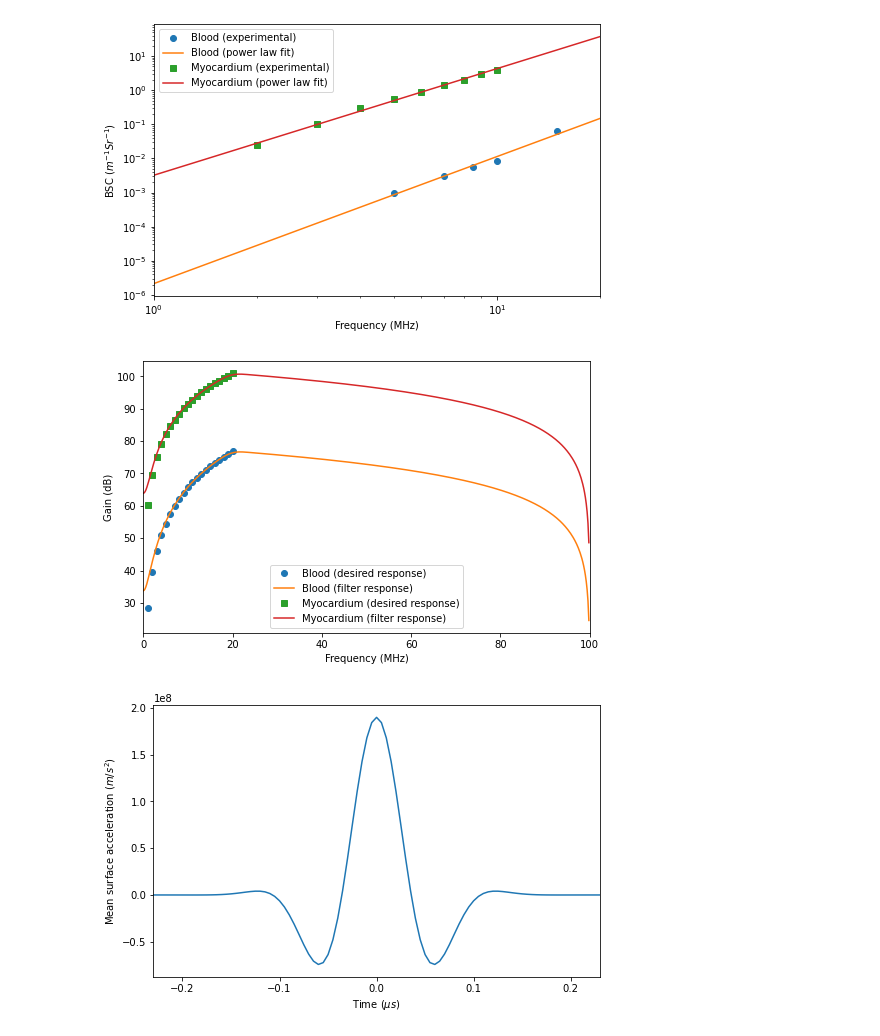
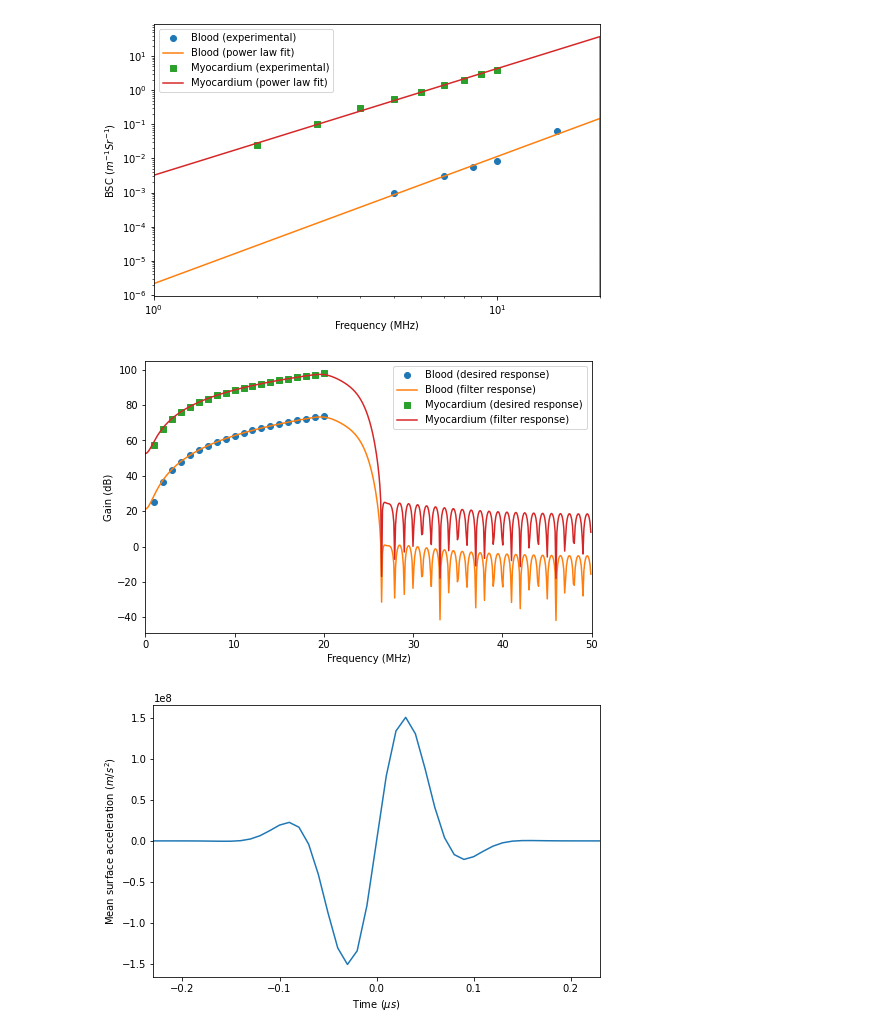
Before and after one commit to bdshieh/pyfield, a Jupyter notebook: examples/cardiac_penetration_layer_phantom.ipynb, the cells around one changed output. Cells and saved outputs as stored; diff of their text form; code cells hidden in the pictures.

```diff
--- a/examples/cardiac_penetration_layer_phantom.ipynb
+++ b/examples/cardiac_penetration_layer_phantom.ipynb
@@ -1,50 +1,36 @@
 # %%
 import numpy as np
 import scipy as sp
-from scipy.signal import resample
 from matplotlib import pyplot as plt
+from mpl_toolkits.mplot3d import Axes3D
 from scipy import signal
+from tqdm.auto import tqdm
 
-# from tqdm import tqdm
+from pyfield import tissue, util, PyField
 
-from pyfield import tissue, util
-
-
-center_frequency = 7e6
-bandwidth = center_frequency * 0.8
-sample_frequency = 200e6
-sound_speed = 1500.
-attenuation = 0
-density = 1000.
-frequency_attenuation = 0.
-attenuation_center_frequency = center_frequency
-use_attenuation = 1
+np.seterr(all="ignore")
 
 fc = 7e6
 bw = fc * 0.8
-fs = 200e6
+fs = 100e6
 rho = 1000
 c = 1500
 area = 35e-6 * 35e-6 * 4
 
 # phantom paramters
-ns = 5 * 1000**3  # scatterer density
+ns = 10 * 1000**3  # scatterer density
 # blood_att = 0.14 * 100 # 0.14 Np/cm which is about 1.25 dB/cm
 # heart_att = 0.58 * 100 # 0.58 Np/cm which is about 5 dB/cm
 blood_att = 0.14 * (5.6**1.21) / 8.6886 * 100  # in Np/m
 myo_att = 0.52 * (5.6**1) / 8.6886 * 100  # in Np/m
-dim = 0.01, 0.01, 0.15
+dim = 0.01, 0.01, 0.03
 
 # excitation parameters
 path_to_excitation_file = 'd:/Projects/pyfield/examples/data_2x2_nonlinear_sim.npz'
 data = np.load(path_to_excitation_file)
 # %%
-from scipy import signal
-
-
-
-blood_bsc = tissue.bsc_human_blood_powerfit(freqs=np.arange(0, 20.5e6, 1e6))
-myo_bsc = tissue.bsc_canine_myocardium_powerfit(freqs=np.arange(0, 20.5e6, 1e6))
+blood_bsc = tissue.bsc_human_blood_powerfit(freqs=np.arange(0, 20.5e6, 1e6), append=[[25e6], [0]])
+myo_bsc = tissue.bsc_canine_myocardium_powerfit(freqs=np.arange(0, 20.5e6, 1e6), append=[[25e6], [0]])
 
 plt.figure(figsize=(8, 5))
 x, y = tissue.bsc_human_blood()
@@ -58,29 +44,31 @@ plt.xlabel('Frequency (MHz)')
 plt.ylabel(r'BSC ($m^{-1} Sr^{-1}$)')
 plt.xlim(1, 20);
 # %% [output]
-[figure, old version]
+[figure, new version]
 # %%
+# blood_fir = tissue.bsc_to_fir(bf, bbsc, area, ns, fs)
+# myo_fir = tissue.bsc_to_fir(mf, mbsc, area, ns, fs)
 blood_fir = tissue.bsc_to_fir(*blood_bsc, area, ns, fs)
 myo_fir = tissue.bsc_to_fir(*myo_bsc, area, ns, fs)
 
 blood_w, blood_h = signal.freqz(blood_fir, fs=fs)
 myo_w, myo_h = signal.freqz(myo_fir, fs=fs)
 
 plt.figure(figsize=(8, 5))
 y = 20 * np.log10(np.sqrt(blood_bsc[1][1:]) * 2 * np.pi / (area * np.sqrt(ns)))
 plt.plot(blood_bsc[0][1:] / 1e6, y, 'o', label='Blood (desired response)')
 plt.plot(blood_w  / 1e6, 20 * np.log10(np.abs(blood_h)), label='Blood (filter response)')
 y = 20 * np.log10(np.sqrt(myo_bsc[1][1:]) * 2 * np.pi / (area * np.sqrt(ns)))
 plt.plot(myo_bsc[0][1:] / 1e6, y, 's', label='Myocardium (desired response)')
 plt.plot(myo_w  / 1e6, 20 * np.log10(np.abs(myo_h)), label='Myocardium (filter response)')
 plt.legend()
 plt.xlabel('Frequency (MHz)')
 plt.ylabel('Gain (dB)')
-plt.xlim(0, 100);
+plt.xlim(0, fs / 2 / 1e6);
 # %% [output]
-[figure, old version]
+[figure, new version]
 # %%
-acc, acc_t = util.gausspulse(fc, bw / fc, fs)
+acc, acc_t = util.gausspulse(fc, bw / fc, fs, sym=True)
 acc = acc * 190e6
 
 plt.figure(figsize=(8, 5))
@@ -89,4 +77,4 @@ plt.xlabel(r'Time ($\mu s$)')
 plt.ylabel(r'Mean surface acceleration ($m / s^2$)')
 plt.xlim(acc_t.min() / 1e-6, acc_t.max() / 1e-6);
 # %% [output]
-[figure, old version]
+[figure, new version]
```
Also changed, not shown: parts of 4 cells of this notebook, 2 other files.
